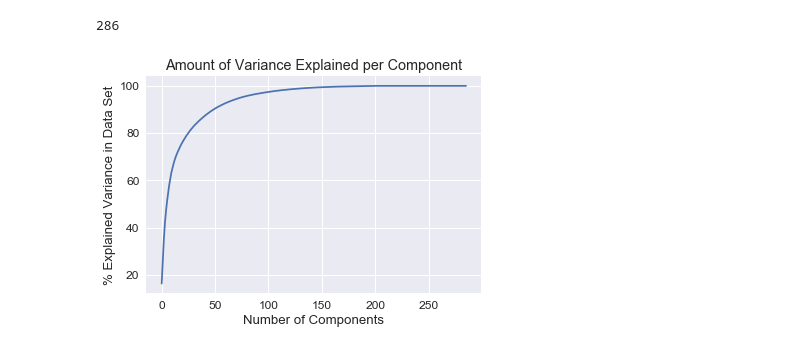
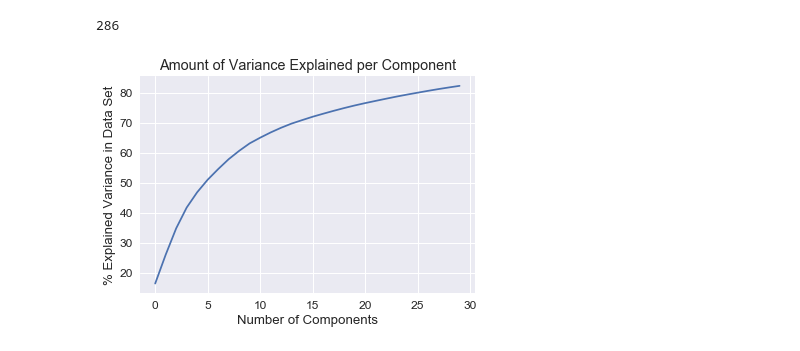
Before and after one commit to reflexiveprophecy/Kaggle_Predict_Ames_Iowa_Housing_Prices, a Jupyter notebook: Exploratory_PCA_dmb.ipynb, the cells around one changed output. Drawn from its saved outputs; the diff is of its cells as text; code cells hidden in the pictures.

```diff
--- a/Exploratory_PCA_dmb.ipynb
+++ b/Exploratory_PCA_dmb.ipynb
@@ -132,8 +137,8 @@ np.size(X_train,1)
 # %% [output]
 286
 # %%
-pca = PCA(n_components=286)
-pca.fit(X_pca)
+pca = PCA(n_components=30).fit(X_pca)
+
 X_pca = pca.transform(X_pca)
 # %%
-var=pca.explained_variance_ratio_
+var=np.cumsum(np.round(pca.explained_variance_ratio_, decimals=4)*100)
@@ -142,8 +145,8 @@ var1=np.cumsum(np.round(pca.explained_variance_ratio_, decimals=4)*100)
 # %%
-plt.plot(var1)
+plt.plot(var)
 plt.ylabel('% Explained Variance in Data Set')
 plt.xlabel('Number of Components')
 plt.title('Amount of Variance Explained per Component')
 plt.show()
 # %% [output]
-[figure, old version]
+[figure, new version]
```
Also changed, not shown: parts of 31 cells of this notebook.
